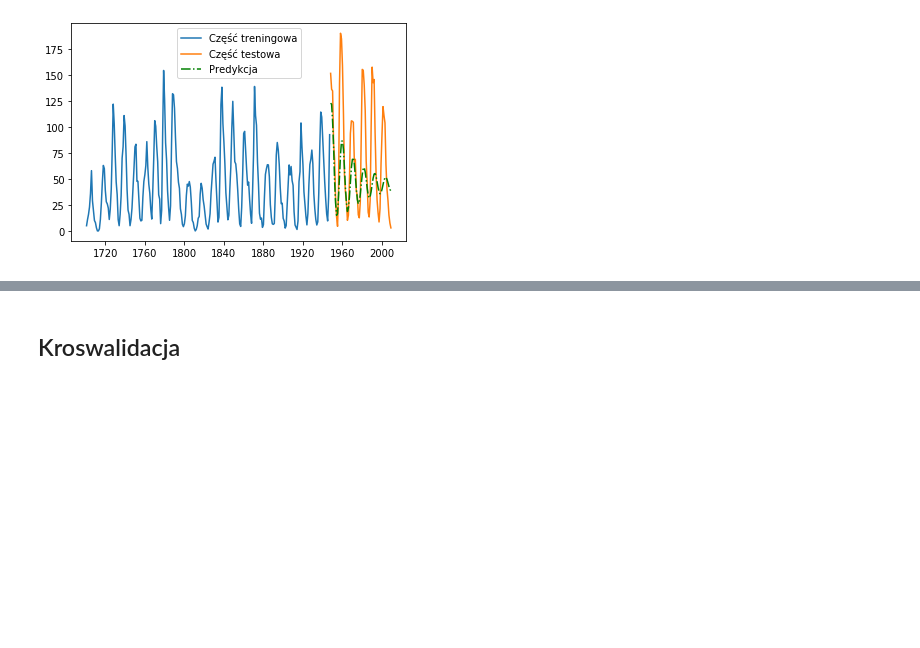
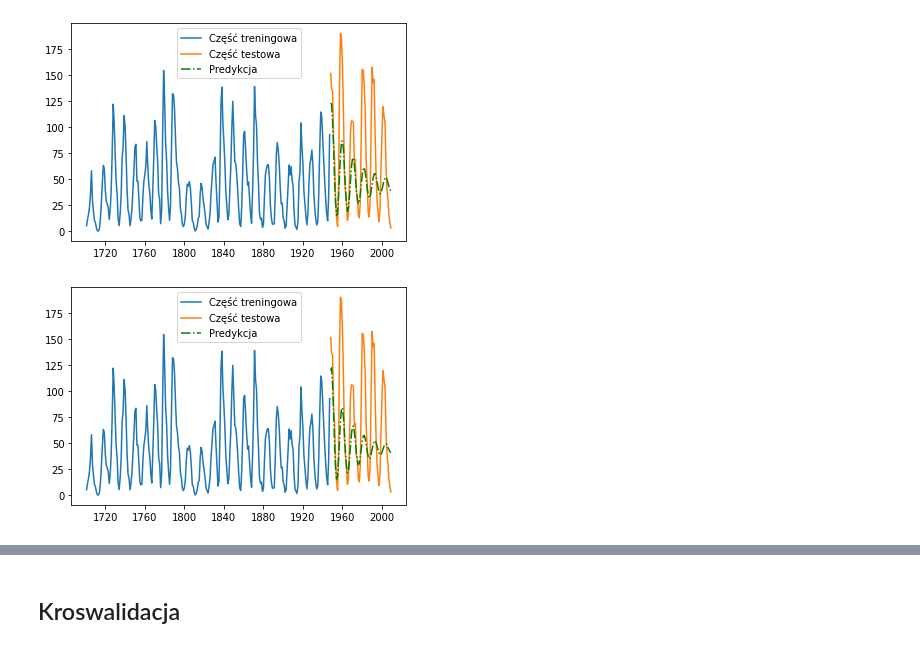
Before and after one commit to mdabrowski-phd/ds250223_regul, a Jupyter notebook: 04_szeregi_czasowe/07_predykcja_szeregow_czasowych.ipynb, the cells around one changed output, grey strips where cells are left out. Cells and saved outputs as stored; diff of their text form; code cells hidden in the pictures; blank space fills up the shorter version.

```diff
--- a/04_szeregi_czasowe/07_predykcja_szeregow_czasowych.ipynb
+++ b/04_szeregi_czasowe/07_predykcja_szeregow_czasowych.ipynb
@@ -152,3 +166,7 @@ MINIMUM MAE=34.433543 dla p=1, q=5
+# %%
+k = int(sunspots.size * 0.8)
+sunspots_train = sunspots[:k]
+sunspots_test = sunspots[k:] #dzielimy w taki sposób, aby pokrywało się to z tym co w find_the_best_arma
 # %%
 arma55 = ARIMA(sunspots_train, order=(5, 0, 5)).fit()
 arma55_predict = arma55.predict(start='1947', end='2008', dynamic=True)
@@ -160,3 +178,14 @@ plt.legend()
 plt.show()
 # %% [output]
 [figure]
+# %%
+arma42 = ARIMA(sunspots_train, order=(4, 0, 2)).fit()
+arma42_predict = arma42.predict(start='1947', end='2008', dynamic=True)
+
+plt.plot(sunspots_train, label="Część treningowa")
+plt.plot(sunspots_test, label="Część testowa")
+plt.plot(arma42_predict, 'g-.', label="Predykcja")
+plt.legend()
+plt.show()
+# %% [output]
+[figure, added]
```
Also changed, not shown: parts of 21 cells of this notebook.
